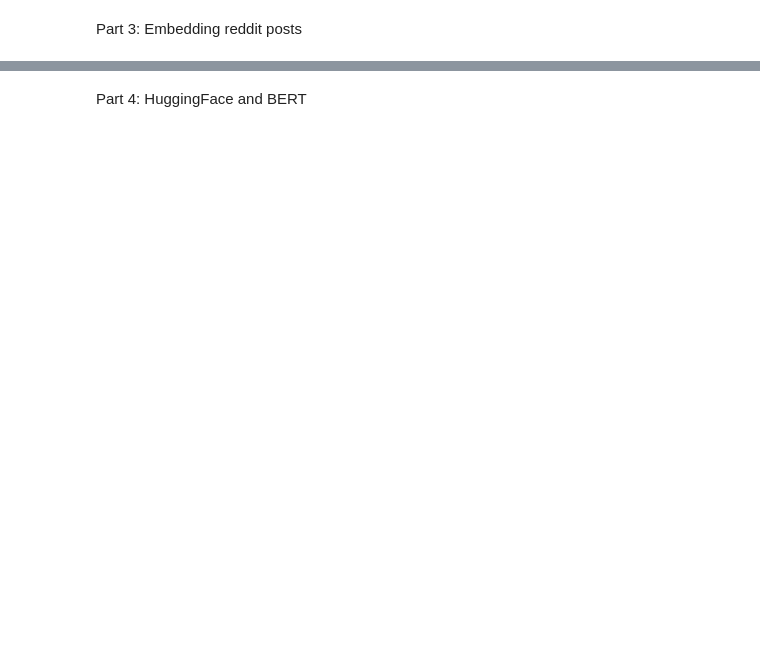
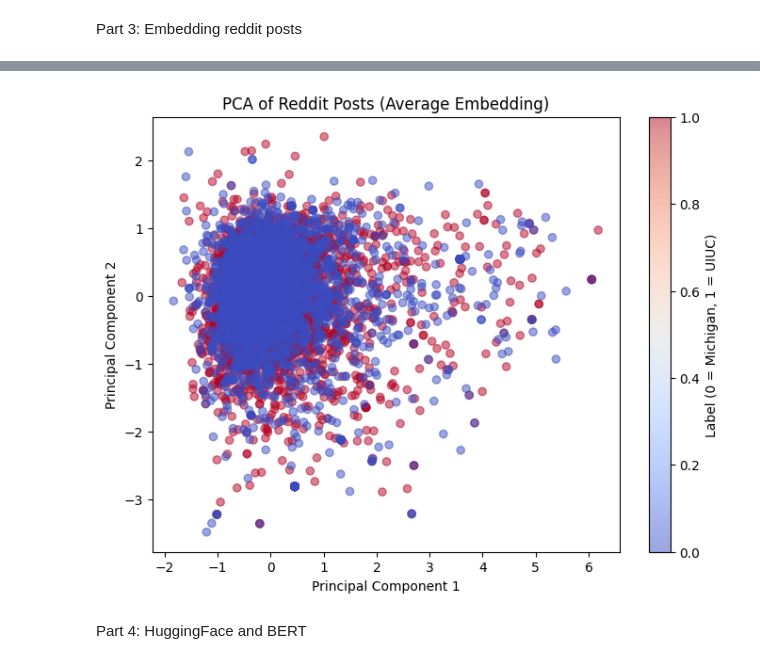
Before and after one commit to zijianc2/project3-embeddings, a Jupyter notebook: project-3.ipynb, the cells around one changed output, grey strips where cells are left out. Cells and saved outputs as stored; diff of their text form; code cells hidden in the pictures; blank space fills up the shorter version.

```diff
--- a/project-3.ipynb
+++ b/project-3.ipynb
@@ -193,3 +289,36 @@ plt.show()
+# %%
+
+#use this function to calculate the average embedding of each post in the dataset
+
+#plot the pca of the average embeddings, color by the "label" column
+
+#how is this plot different from the previous one?
+
+#is there clear separation?
+
+data['avg_embed'] = data['cleaned_text'].apply(lambda x: avg_embedding(x, model))
+
+import numpy as np
+from sklearn.decomposition import PCA
+import matplotlib.pyplot as plt
+
+valid_data = data[data['avg_embed'].apply(lambda x: x is not None and not np.isnan(x).any())]
+
+embeddings = np.vstack(valid_data['avg_embed'].values)
+labels = valid_data['label'].values
+
+pca = PCA(n_components=2)
+X_pca = pca.fit_transform(embeddings)
+
+plt.figure(figsize=(8, 6))
+plt.scatter(X_pca[:, 0], X_pca[:, 1], c=labels, cmap='coolwarm', alpha=0.5)
+plt.title("PCA of Reddit Posts (Average Embedding)")
+plt.xlabel("Principal Component 1")
+plt.ylabel("Principal Component 2")
+plt.colorbar(label='Label (0 = Michigan, 1 = UIUC)')
+plt.show()
+# %% [output]
+[figure, added]
 # %% [markdown]
 Part 4: HuggingFace and BERT
 # %%
```
Also changed, not shown: parts of 21 cells of this notebook.
